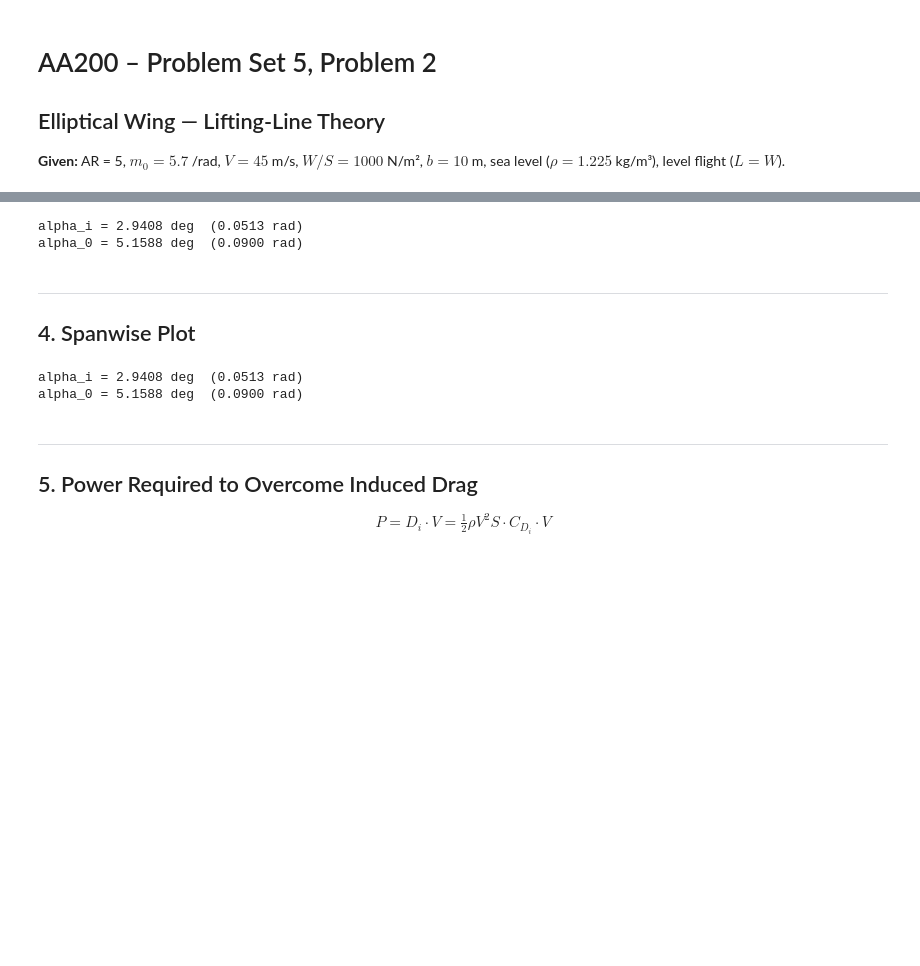
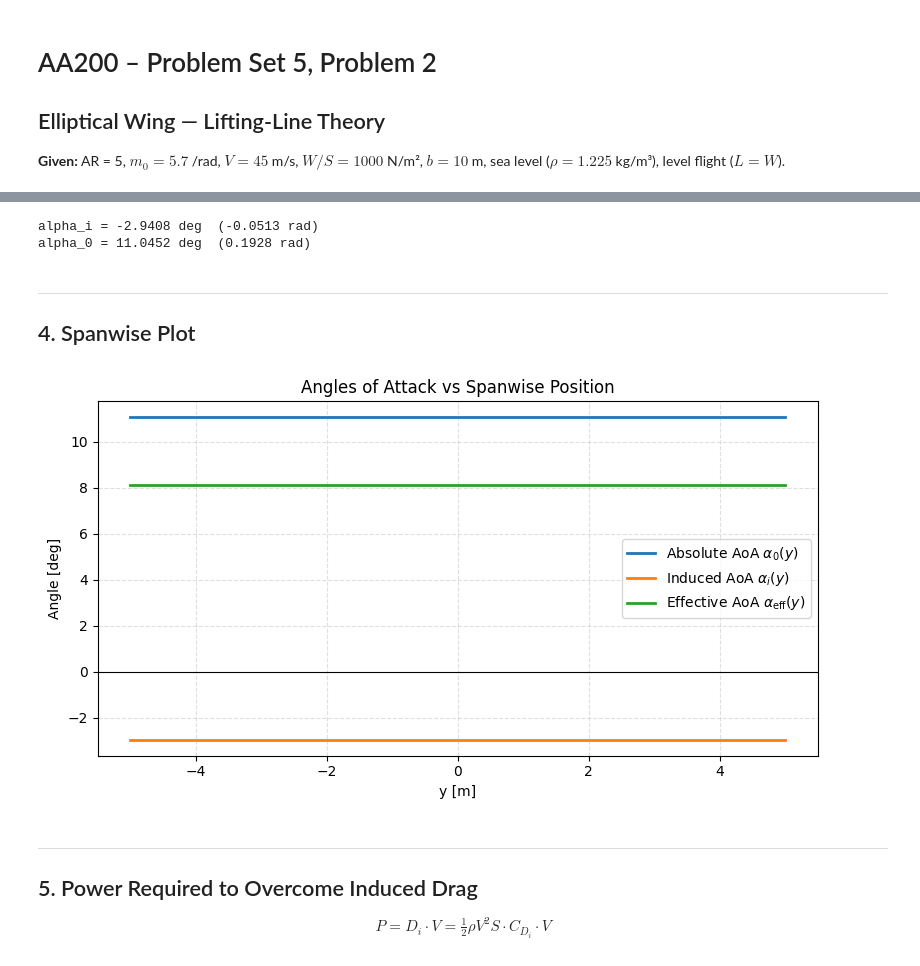
Before and after one commit to Rwin2/Lifting-airfoil-, a Jupyter notebook: notebooks/PS5_Problem2.ipynb, the cells around one changed output, grey strips where cells are left out. Cells and saved outputs as stored; diff of their text form; code cells hidden in the pictures; blank space fills up the shorter version.

```diff
--- a/notebooks/PS5_Problem2.ipynb
+++ b/notebooks/PS5_Problem2.ipynb
@@ -64,24 +70,47 @@ $$\alpha_0 = \frac{c_\ell}{c_{\ell_\alpha}}$$
 # %%
-ai_rad = CL / (np.pi * AR)
-a0_rad = CL / cla
+ai_rad = -CL / (np.pi * AR)
+a0_rad = CL / m0 - ai_rad   # with alpha_L0 = 0
 
 print(f'alpha_i = {np.degrees(ai_rad):.4f} deg  ({ai_rad:.4f} rad)')
 print(f'alpha_0 = {np.degrees(a0_rad):.4f} deg  ({a0_rad:.4f} rad)')
 # %% [output]
-alpha_i = 2.9408 deg  (0.0513 rad)
-alpha_0 = 5.1588 deg  (0.0900 rad)
+alpha_i = -2.9408 deg  (-0.0513 rad)
+alpha_0 = 11.0452 deg  (0.1928 rad)
 # %% [markdown]
 ---
 ## 4. Spanwise Plot
-# %%
-ai_rad = CL / (np.pi * AR)
-a0_rad = CL / cla
-
-print(f'alpha_i = {np.degrees(ai_rad):.4f} deg  ({ai_rad:.4f} rad)')
-print(f'alpha_0 = {np.degrees(a0_rad):.4f} deg  ({a0_rad:.4f} rad)')
-# %% [output]
-alpha_i = 2.9408 deg  (0.0513 rad)
-alpha_0 = 5.1588 deg  (0.0900 rad)
+# %%
+import numpy as np
+import matplotlib.pyplot as plt
+
+# Spanwise coordinate
+y = np.linspace(-b/2, b/2, 500)
+
+# Constant distributions for an elliptically loaded untwisted wing
+alpha_i_dist   = np.full_like(y, np.degrees(ai_rad))
+alpha_0_dist   = np.full_like(y, np.degrees(a0_rad))
+alpha_eff_dist = alpha_0_dist + alpha_i_dist
+
+# Plot
+plt.figure(figsize=(8,4.5))
+
+plt.plot(y, alpha_0_dist, lw=2, label=r'Absolute AoA $\alpha_0(y)$')
+plt.plot(y, alpha_i_dist, lw=2, label=r'Induced AoA $\alpha_i(y)$')
+plt.plot(y, alpha_eff_dist, lw=2, label=r'Effective AoA $\alpha_{\mathrm{eff}}(y)$')
+
+plt.axhline(0, color='k', lw=0.8)
+
+plt.xlabel('y [m]')
+plt.ylabel('Angle [deg]')
+plt.title('Angles of Attack vs Spanwise Position')
+
+plt.grid(True, ls='--', alpha=0.4)
+plt.legend()
+
+plt.tight_layout()
+plt.show()
+# %% [output]
+[figure, added]
 # %% [markdown]
 ---
 ## 5. Power Required to Overcome Induced Drag
```
Also changed, not shown: parts of 9 cells of this notebook.
